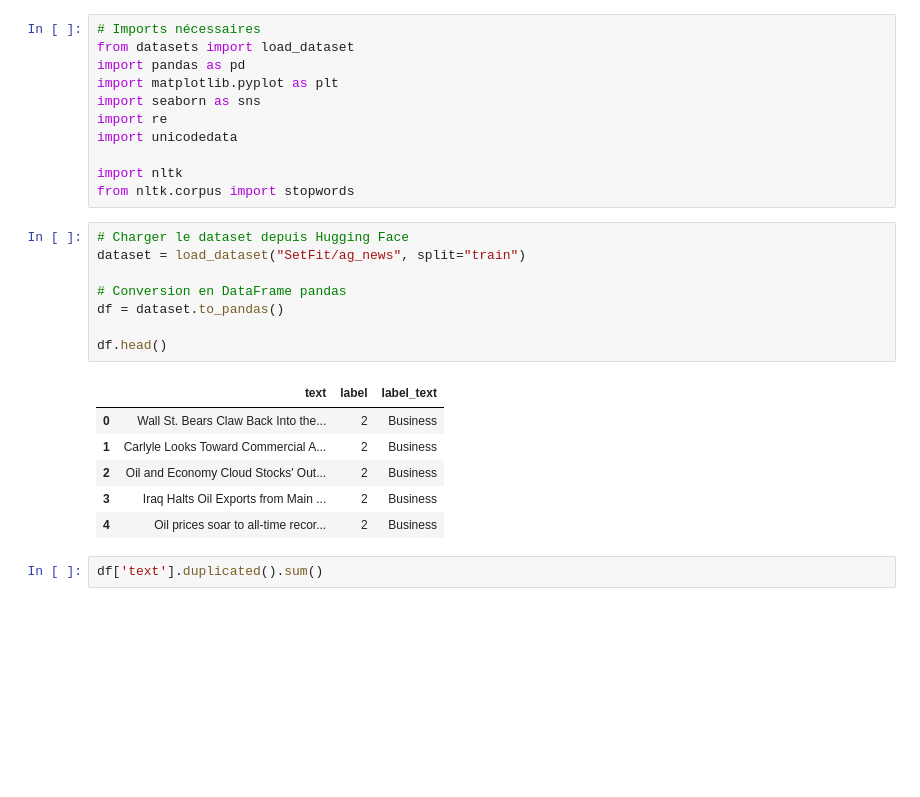
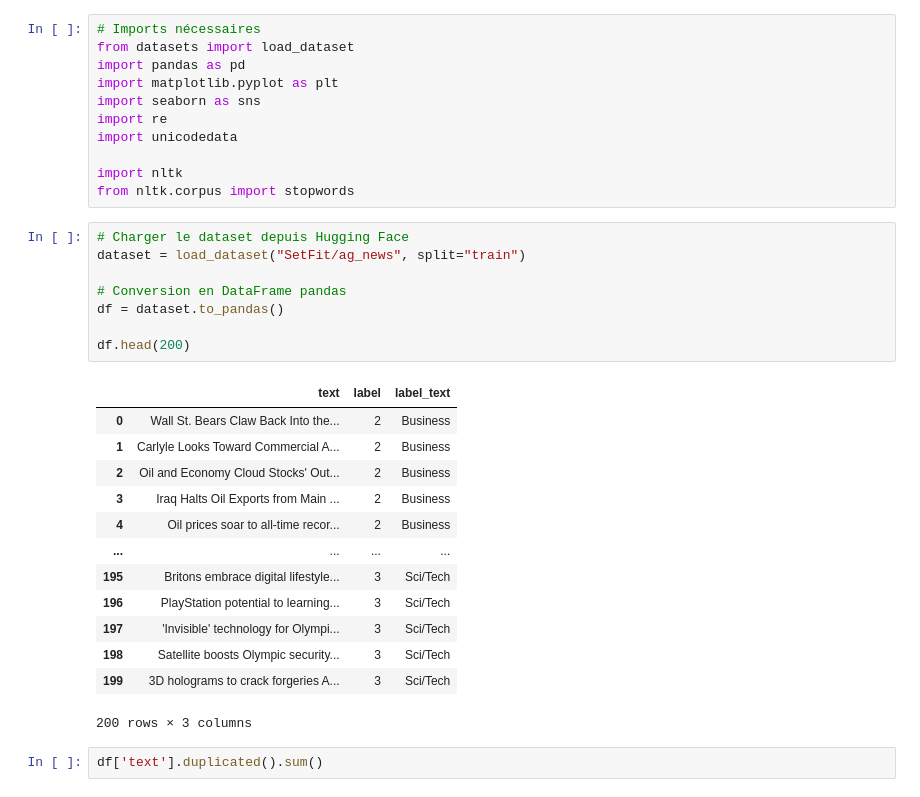
Before and after one commit to elabiad-malika2/News-Classifier, a Jupyter notebook: notebooks/01_load_data.ipynb, the cells around one changed output. Drawn from its saved outputs; the diff is of its cells as text; blank space fills up the shorter version.

```diff
--- a/notebooks/01_load_data.ipynb
+++ b/notebooks/01_load_data.ipynb
@@ -12,18 +12,25 @@ from nltk.corpus import stopwords
 # %%
 # Charger le dataset depuis Hugging Face
 dataset = load_dataset("SetFit/ag_news", split="train")
 
 # Conversion en DataFrame pandas
 df = dataset.to_pandas()
 
-df.head()
+df.head(200)
 # %% [output]
 |  | text | label | label_text |
 | 0 | Wall St. Bears Claw Back Into the... | 2 | Business |
 | 1 | Carlyle Looks Toward Commercial A... | 2 | Business |
 | 2 | Oil and Economy Cloud Stocks' Out... | 2 | Business |
 | 3 | Iraq Halts Oil Exports from Main ... | 2 | Business |
 | 4 | Oil prices soar to all-time recor... | 2 | Business |
+| ... | ... | ... | ... |
+| 195 | Britons embrace digital lifestyle... | 3 | Sci/Tech |
+| 196 | PlayStation potential to learning... | 3 | Sci/Tech |
+| 197 | 'Invisible' technology for Olympi... | 3 | Sci/Tech |
+| 198 | Satellite boosts Olympic security... | 3 | Sci/Tech |
+| 199 | 3D holograms to crack forgeries A... | 3 | Sci/Tech |
+200 rows × 3 columns
 # %%
 df['text'].duplicated().sum()
 # %% [output]
```
Also changed, not shown: 2 other files.
